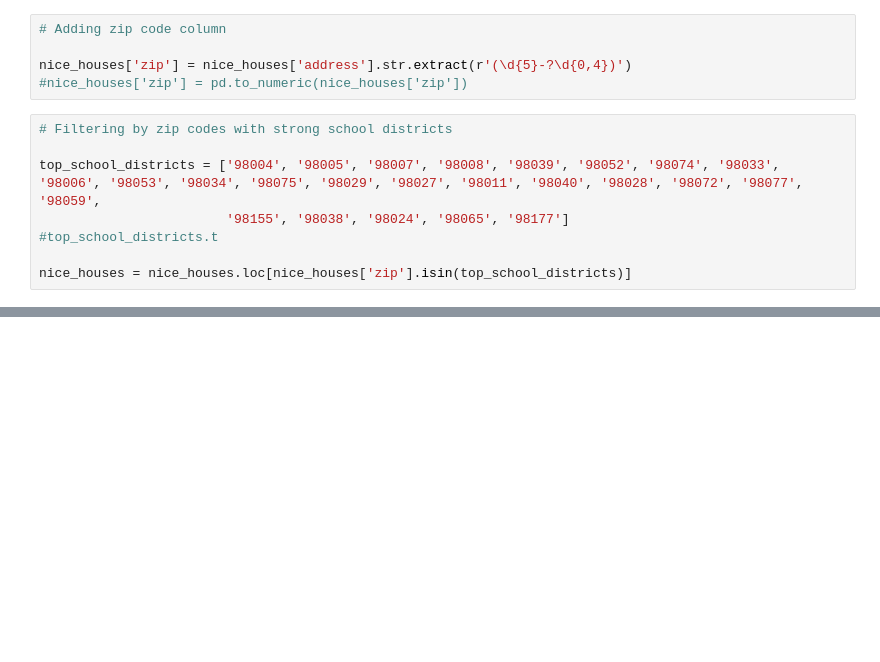
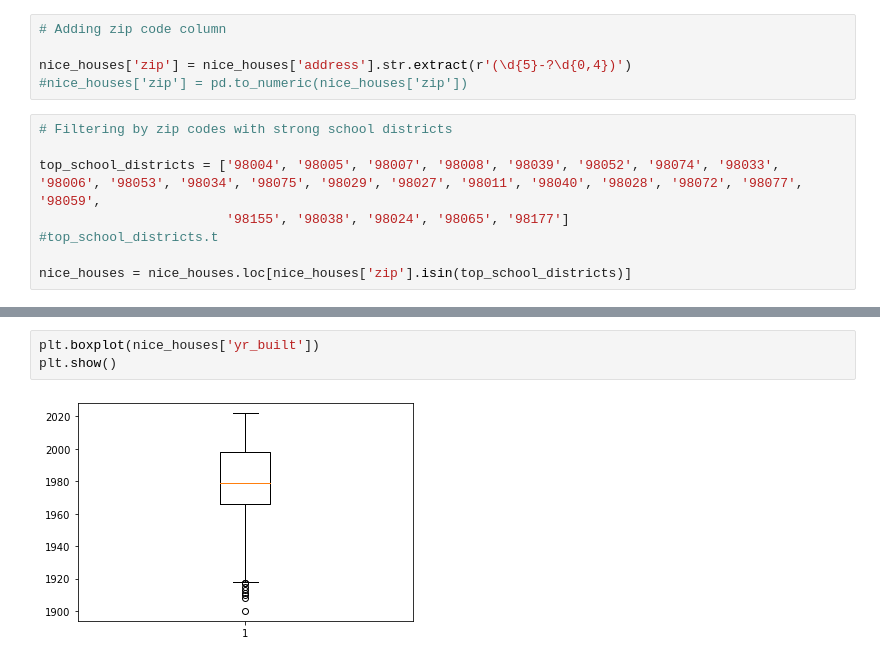
Before and after one commit to parkerdeshazo/Phase-2-Project, a Jupyter notebook: Working_Notebook.ipynb, the cells around one changed output, grey strips where cells are left out. Drawn from its saved outputs; the diff is of its cells as text; blank space fills up the shorter version.

```diff
--- a/Working_Notebook.ipynb
+++ b/Working_Notebook.ipynb
@@ -123,0 +256,5 @@ nice_houses.head(3)
+# %%
+plt.boxplot(nice_houses['yr_built'])
+plt.show()
+# %% [output]
+[figure, added]
```
Also changed, not shown: parts of 33 cells of this notebook.
